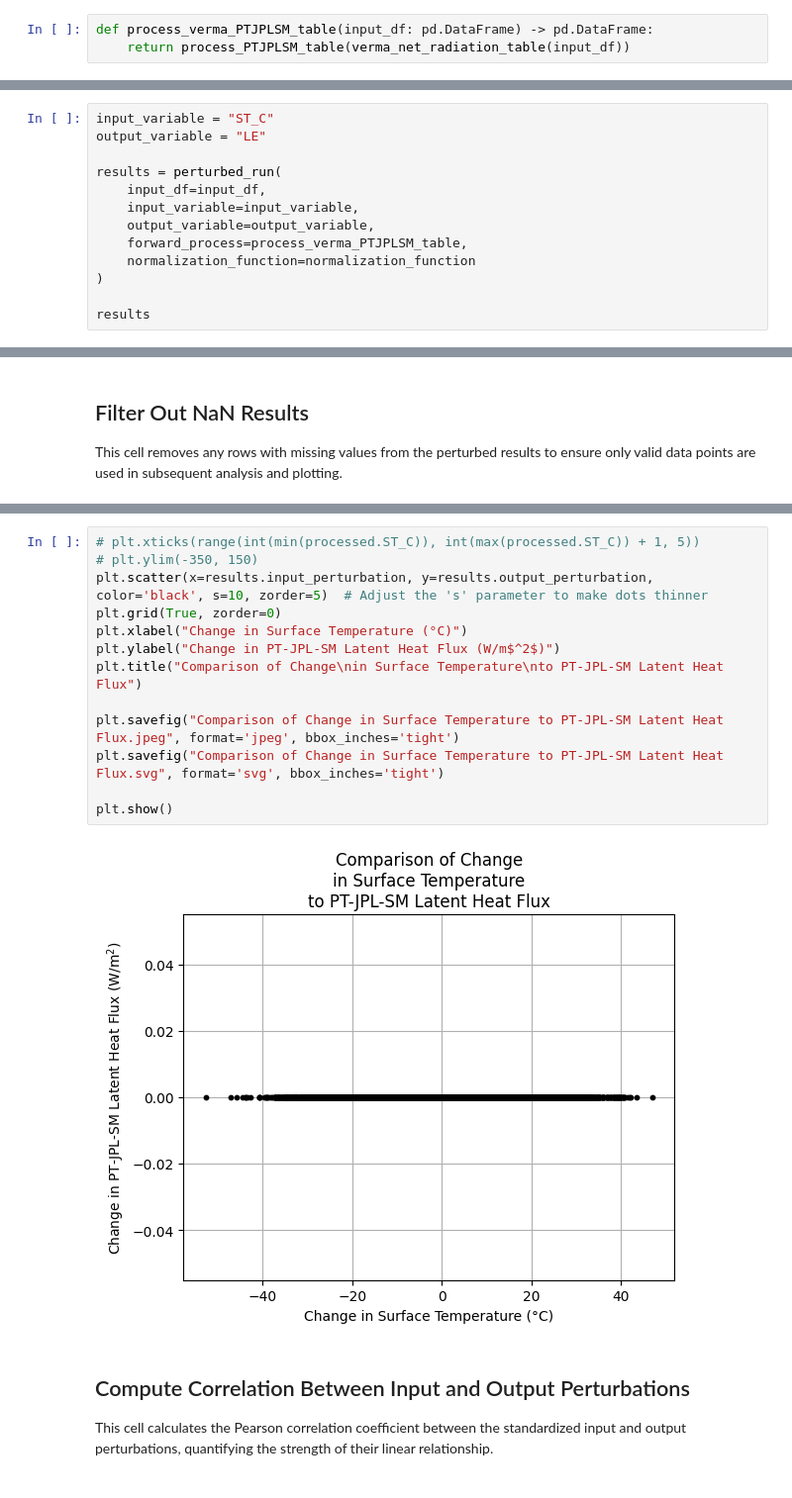
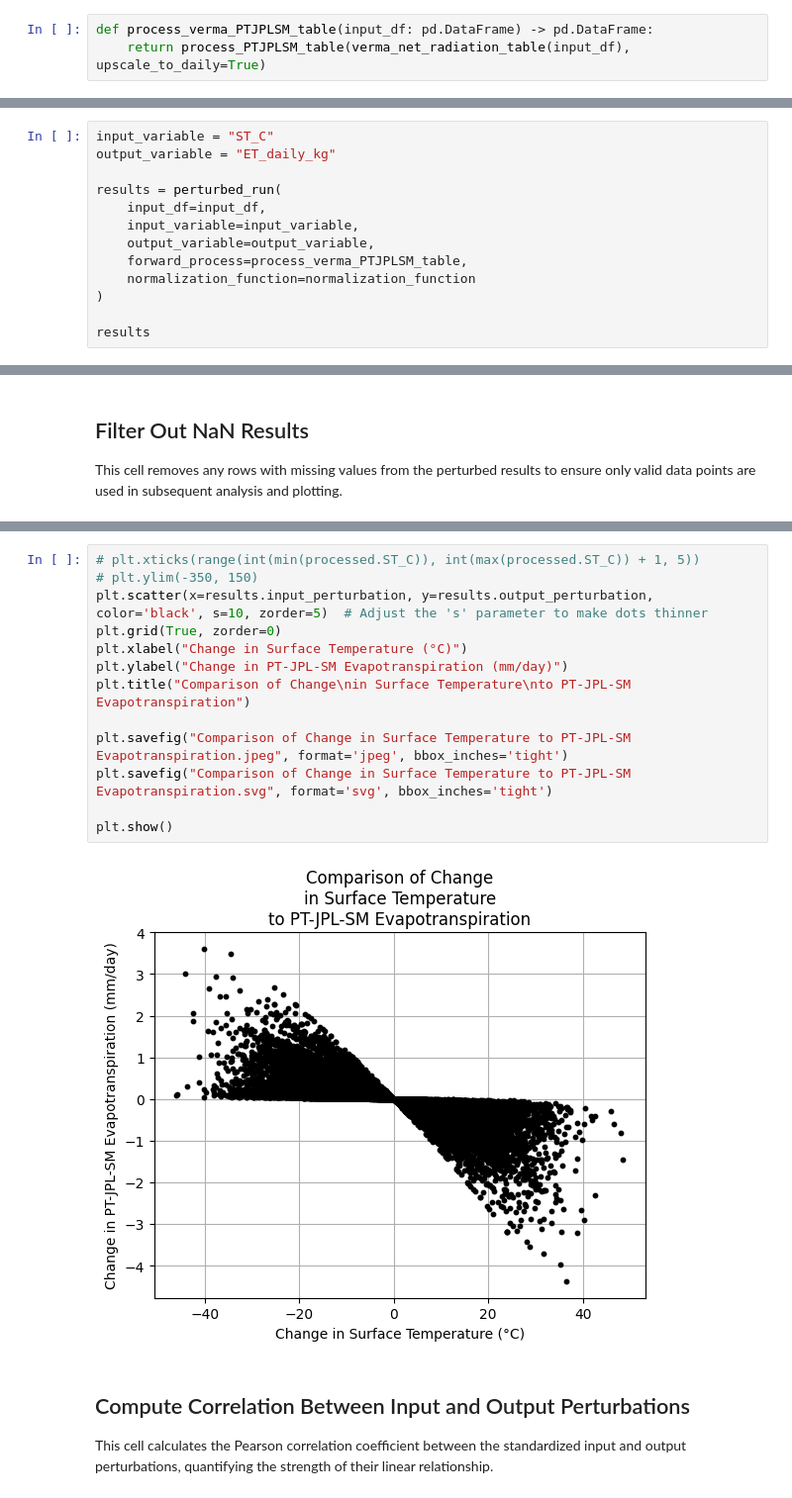
Before and after one commit to JPL-Evapotranspiration-Algorithms/PT-JPL-SM, a Jupyter notebook: notebooks/PTJPLSM Sensitivity with ECOv002 Cal-Val Daily ET.ipynb, the cells around one changed output, grey strips where cells are left out. Shown at 99% size. Saved outputs shown, nothing was run; the diff lists cells and outputs as text.

Commit message:
daily ET sensitivity analysis working

```diff
--- a/notebooks/PTJPLSM Sensitivity with ECOv002 Cal-Val Daily ET.ipynb
+++ b/notebooks/PTJPLSM Sensitivity with ECOv002 Cal-Val Daily ET.ipynb
@@ -65,7 +65,7 @@ np.float64(0.2331)
 This cell defines a helper function that processes the input DataFrame through the Verma net radiation calculation and then the PT-JPL-SM model. This function is used in later analysis steps.
 # %%
 def process_verma_PTJPLSM_table(input_df: pd.DataFrame) -> pd.DataFrame:
-    return process_PTJPLSM_table(verma_net_radiation_table(input_df))
+    return process_PTJPLSM_table(verma_net_radiation_table(input_df), upscale_to_daily=True)
 # %% [markdown]
 ## Process Input Data Through Model
 
@@ -199,7 +199,7 @@ input_df
 This cell sets up the input and output variables for the sensitivity analysis and runs the `perturbed_run` function, which perturbs the input variable and observes the effect on the output variable using the PT-JPL-SM model. The results are displayed for further analysis.
 # %%
 input_variable = "ST_C"
-output_variable = "LE"
+output_variable = "ET_daily_kg"
 
 results = perturbed_run(
     input_df=input_df,
@@ -269,18 +271,18 @@ This cell generates a scatter plot showing the relationship between changes in s
 # %%
 # plt.xticks(range(int(min(processed.ST_C)), int(max(processed.ST_C)) + 1, 5))
 # plt.ylim(-350, 150)
 plt.scatter(x=results.input_perturbation, y=results.output_perturbation, color='black', s=10, zorder=5)  # Adjust the 's' parameter to make dots thinner
 plt.grid(True, zorder=0)
 plt.xlabel("Change in Surface Temperature (°C)")
-plt.ylabel("Change in PT-JPL-SM Latent Heat Flux (W/m$^2$)")
-plt.title("Comparison of Change\nin Surface Temperature\nto PT-JPL-SM Latent Heat Flux")
+plt.ylabel("Change in PT-JPL-SM Evapotranspiration (mm/day)")
+plt.title("Comparison of Change\nin Surface Temperature\nto PT-JPL-SM Evapotranspiration")
 
-plt.savefig("Comparison of Change in Surface Temperature to PT-JPL-SM Latent Heat Flux.jpeg", format='jpeg', bbox_inches='tight')
-plt.savefig("Comparison of Change in Surface Temperature to PT-JPL-SM Latent Heat Flux.svg", format='svg', bbox_inches='tight')
+plt.savefig("Comparison of Change in Surface Temperature to PT-JPL-SM Evapotranspiration.jpeg", format='jpeg', bbox_inches='tight')
+plt.savefig("Comparison of Change in Surface Temperature to PT-JPL-SM Evapotranspiration.svg", format='svg', bbox_inches='tight')
 
 plt.show()
 # %% [output]
-[figure, old version]
+[figure, new version]
 # %% [markdown]
 ## Compute Correlation Between Input and Output Perturbations
 
```
Also changed, not shown: parts of 9 cells of this notebook, 11 other files.
